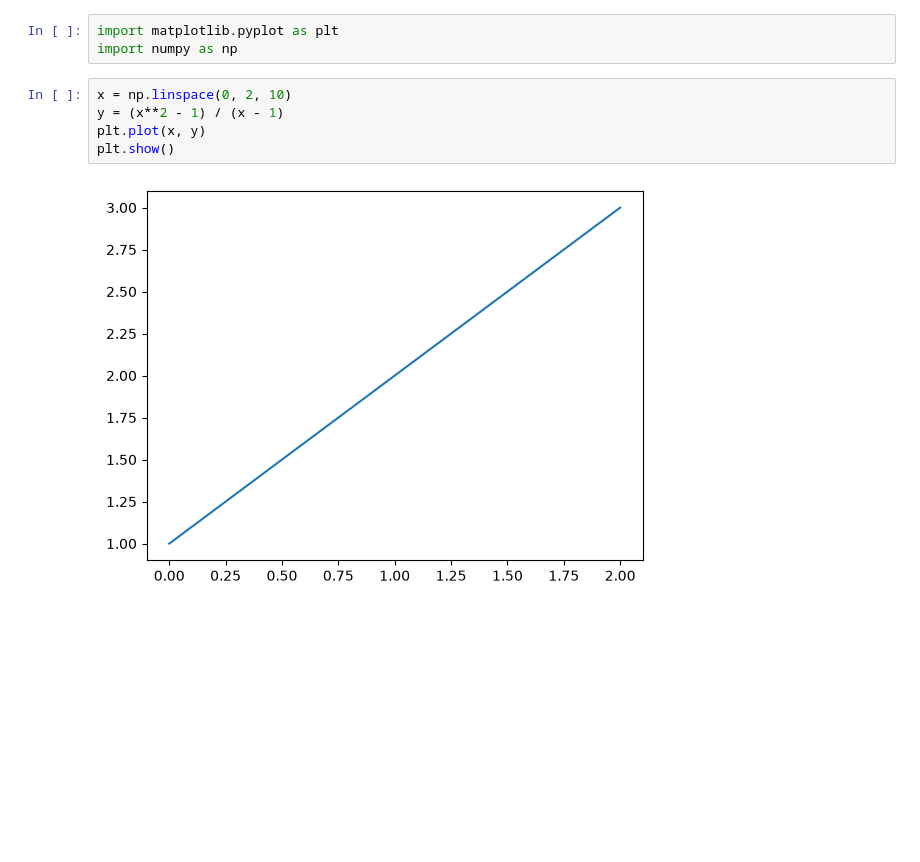
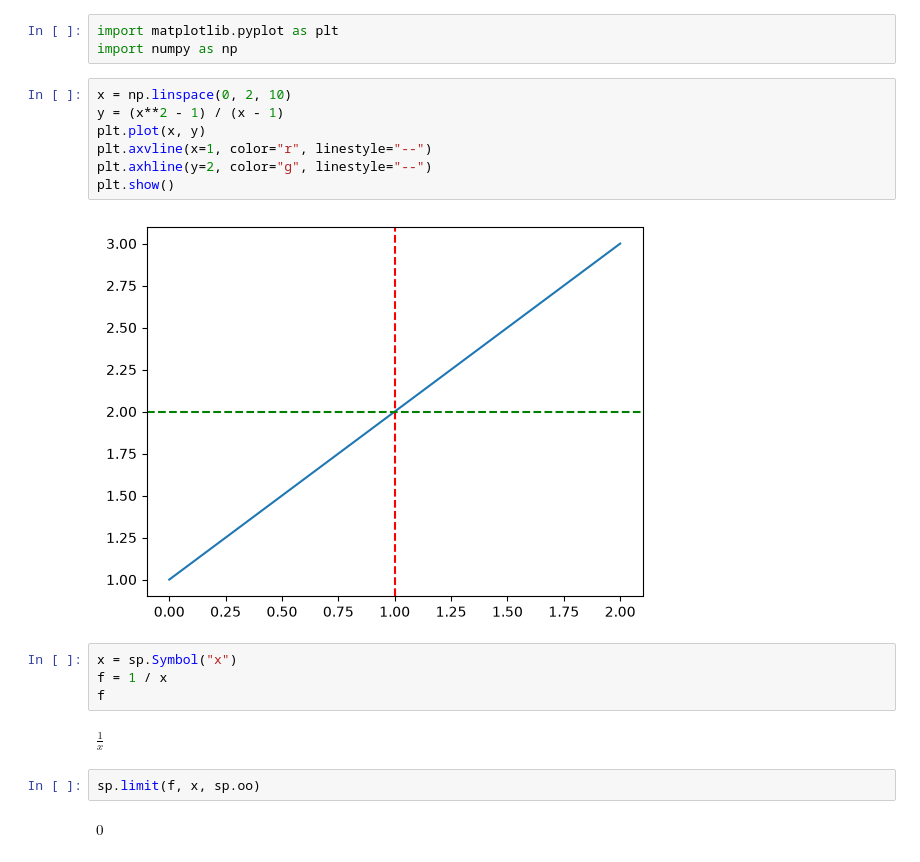
Before and after one commit to shahabnajmosadatypy/Machine-Learning-Mathematics, a Jupyter notebook: notebooks/5.Limit.ipynb, the cells around one changed output. Cells and saved outputs as stored; diff of their text form; blank space fills up the shorter version.

```diff
--- a/notebooks/5.Limit.ipynb
+++ b/notebooks/5.Limit.ipynb
@@ -34,7 +34,19 @@ import numpy as np
 # %%
 x = np.linspace(0, 2, 10)
 y = (x**2 - 1) / (x - 1)
 plt.plot(x, y)
+plt.axvline(x=1, color="r", linestyle="--")
+plt.axhline(y=2, color="g", linestyle="--")
 plt.show()
 # %% [output]
-[figure, old version]
+[figure, new version]
+# %%
+x = sp.Symbol("x")
+f = 1 / x
+f
+# %% [output]
+$\displaystyle \frac{1}{x}$
+# %%
+sp.limit(f, x, sp.oo)
+# %% [output]
+$\displaystyle 0$
```
Also changed, not shown: parts of 1 cell of this notebook.
